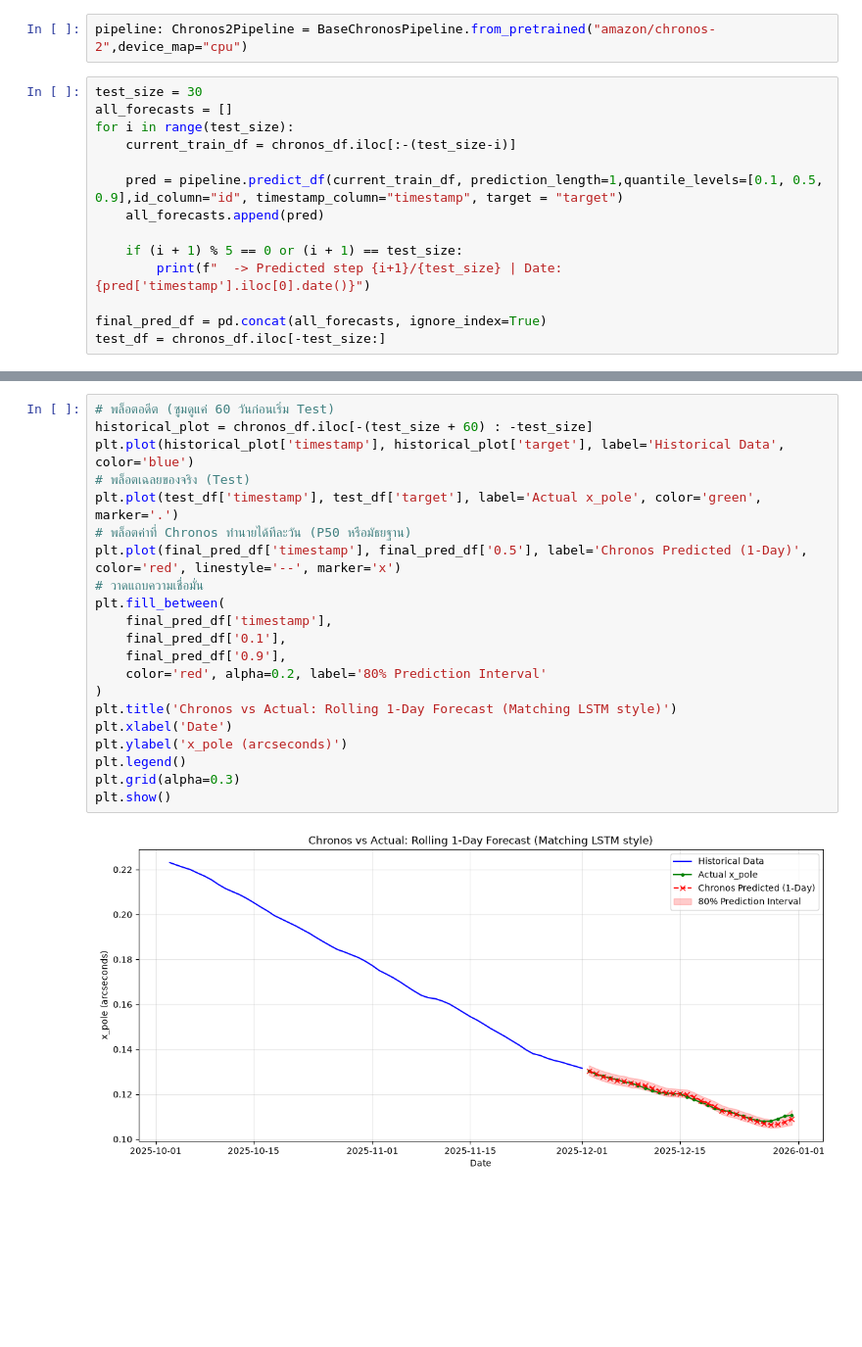
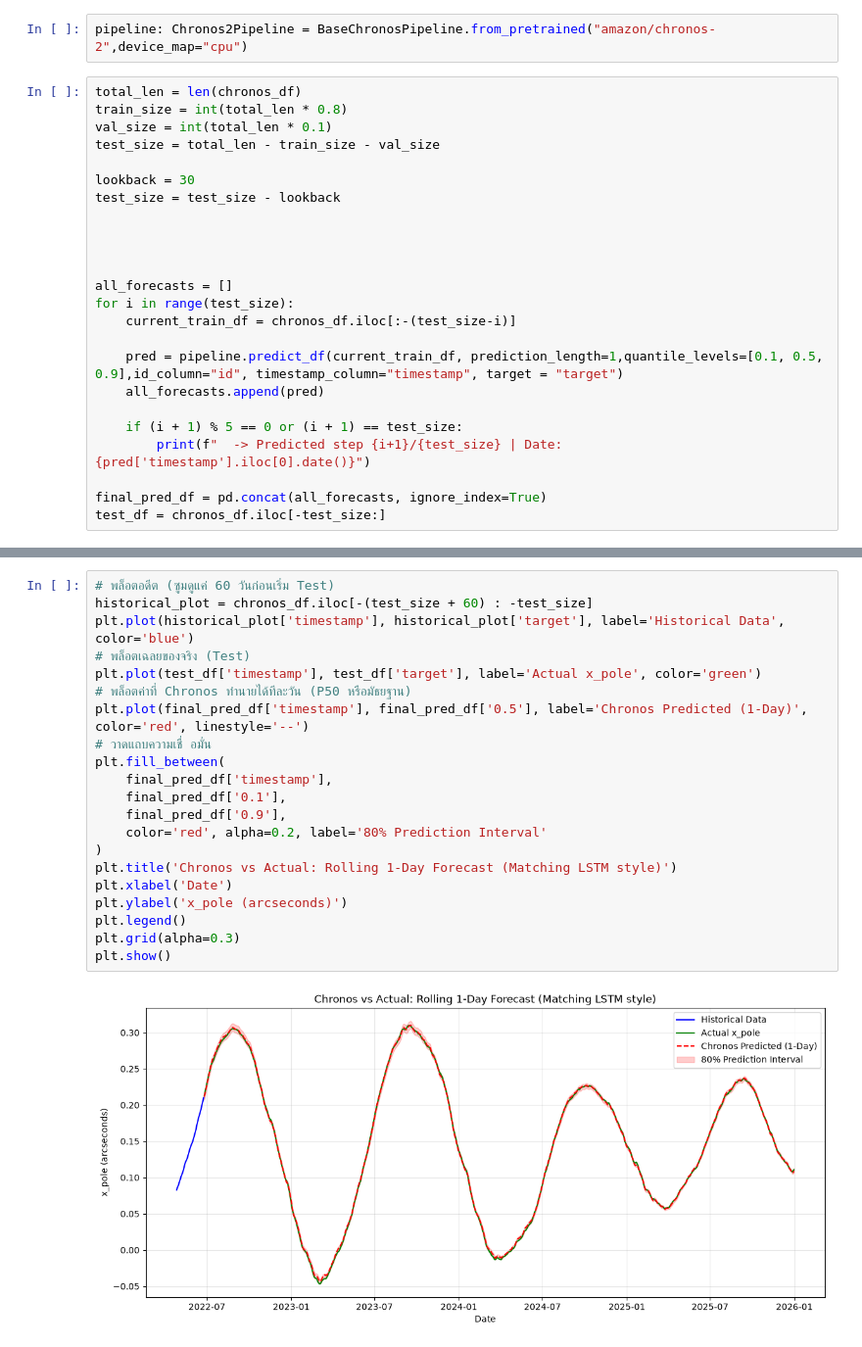
Before and after one commit to wasupol5449/Senior_Project_playground, a Jupyter notebook: try_chronos-2.ipynb, the cells around one changed output, grey strips where cells are left out. Shown at 98% size. Saved outputs shown, nothing was run; the diff lists cells and outputs as text; blank space fills up the shorter version.

Commit message:
chronos-2 update and removed HF TOKEN

```diff
--- a/try_chronos-2.ipynb
+++ b/try_chronos-2.ipynb
@@ -24,7 +24,17 @@ chronos_df["id"] = 'x_pole_series'
 # %%
 pipeline: Chronos2Pipeline = BaseChronosPipeline.from_pretrained("amazon/chronos-2",device_map="cpu")
 # %%
-test_size = 30
+total_len = len(chronos_df)
+train_size = int(total_len * 0.8)
+val_size = int(total_len * 0.1)
+test_size = total_len - train_size - val_size
+
+lookback = 30
+test_size = test_size - lookback
+
+
+
+
 all_forecasts = []
 for i in range(test_size):
     current_train_df = chronos_df.iloc[:-(test_size-i)]
@@ -52,23 +73,23 @@ Mean Absolute Error (MAE) on 1-Day Forecast: 0.000695 arcsec
 # %%
 # พล็อตอดีต (ซูมดูแค่ 60 วันก่อนเริ่ม Test)
 historical_plot = chronos_df.iloc[-(test_size + 60) : -test_size]
 plt.plot(historical_plot['timestamp'], historical_plot['target'], label='Historical Data', color='blue')
 # พล็อตเฉลยของจริง (Test)
-plt.plot(test_df['timestamp'], test_df['target'], label='Actual x_pole', color='green', marker='.')
+plt.plot(test_df['timestamp'], test_df['target'], label='Actual x_pole', color='green')
 # พล็อตค่าที่ Chronos ทำนายได้ทีละวัน (P50 หรือมัธยฐาน)
-plt.plot(final_pred_df['timestamp'], final_pred_df['0.5'], label='Chronos Predicted (1-Day)', color='red', linestyle='--', marker='x')
-# วาดแถบความเชื่อมั่น
+plt.plot(final_pred_df['timestamp'], final_pred_df['0.5'], label='Chronos Predicted (1-Day)', color='red', linestyle='--')
+# วาดแถบความเชื่ อมั่น
 plt.fill_between(
     final_pred_df['timestamp'],
     final_pred_df['0.1'],
     final_pred_df['0.9'],
     color='red', alpha=0.2, label='80% Prediction Interval'
 )
 plt.title('Chronos vs Actual: Rolling 1-Day Forecast (Matching LSTM style)')
 plt.xlabel('Date')
 plt.ylabel('x_pole (arcseconds)')
 plt.legend()
 plt.grid(alpha=0.3)
 plt.show()
 # %% [output]
-[figure, old version]
+[figure, new version]
```
Also changed, not shown: parts of 3 cells of this notebook, 1 other file.
